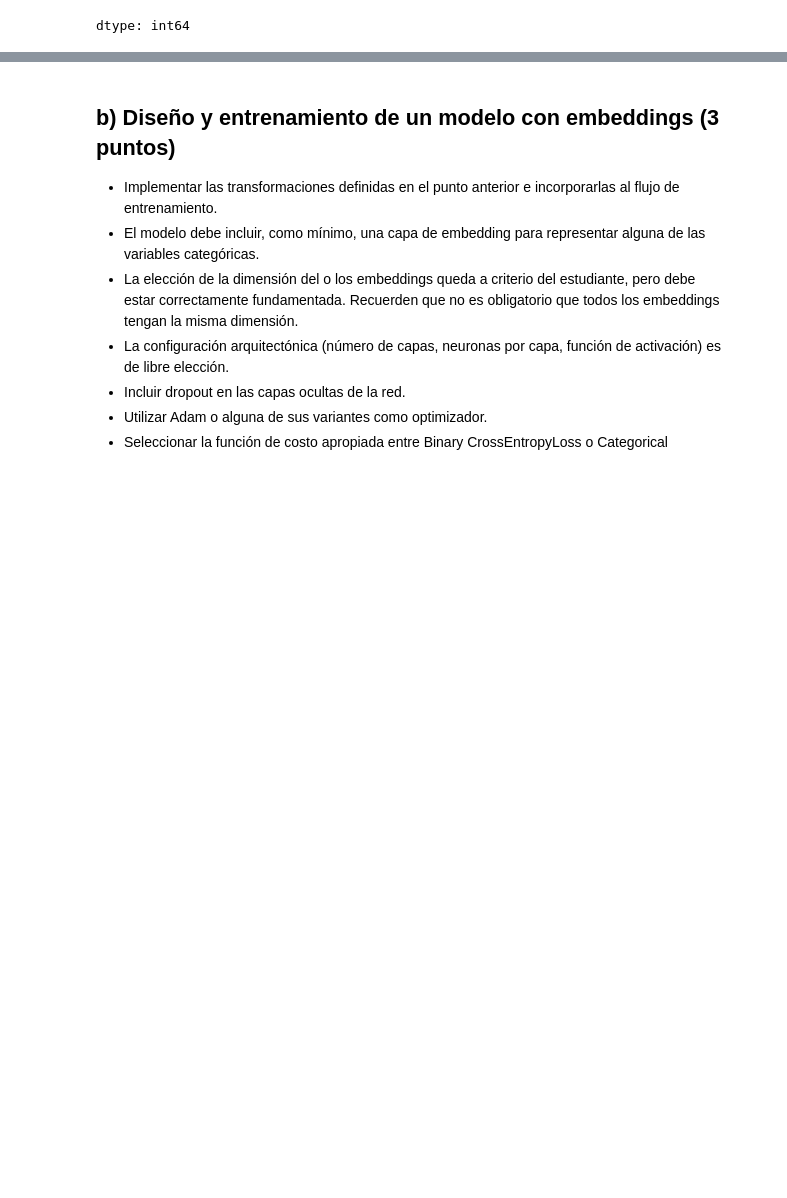
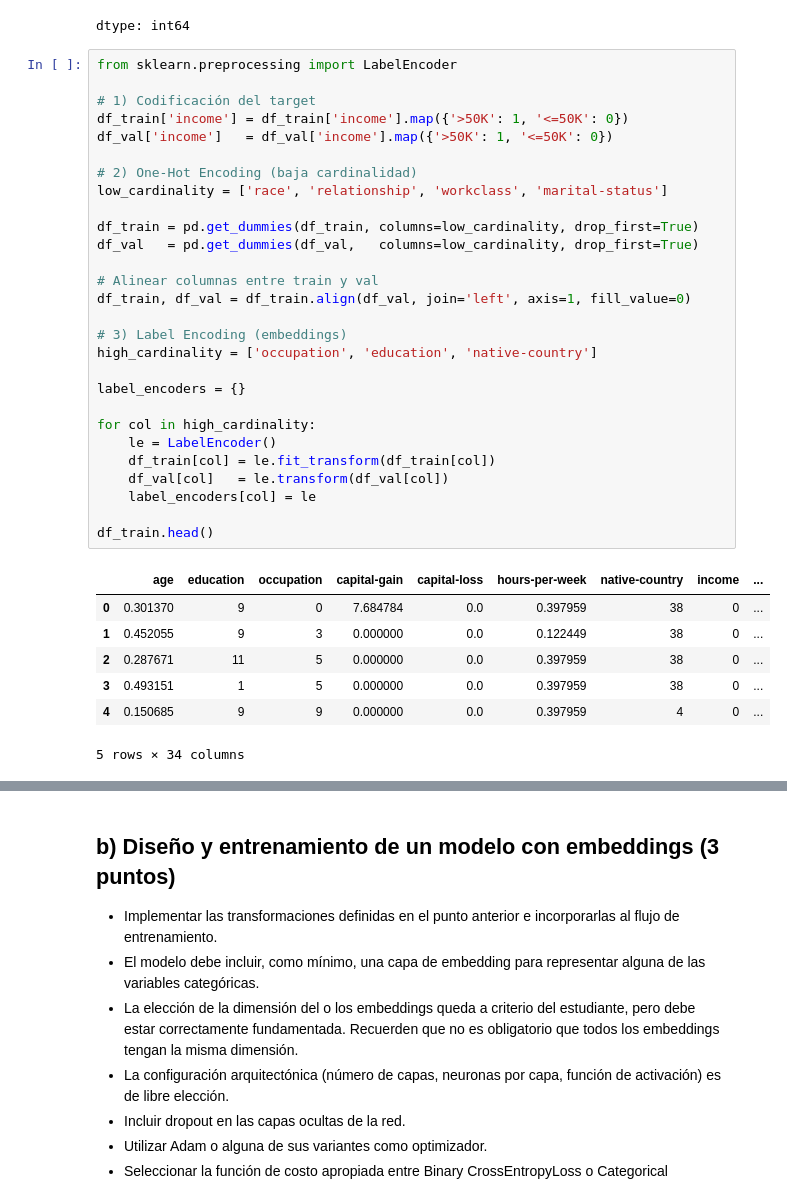
Before and after one commit to jbrazonath/TP_AP, a Jupyter notebook: BRAZON-JOSMAR-DL-TP2-Co22.ipynb, the cells around one changed output, grey strips where cells are left out. Saved outputs shown, nothing was run; the diff lists cells and outputs as text; blank space fills up the shorter version.

```diff
--- a/BRAZON-JOSMAR-DL-TP2-Co22.ipynb
+++ b/BRAZON-JOSMAR-DL-TP2-Co22.ipynb
@@ -351,3 +351,39 @@ unique_counts
 | education | 16 |
 | native-country | 41 |
 dtype: int64
+# %%
+from sklearn.preprocessing import LabelEncoder
+
+# 1) Codificación del target
+df_train['income'] = df_train['income'].map({'>50K': 1, '<=50K': 0})
+df_val['income']   = df_val['income'].map({'>50K': 1, '<=50K': 0})
+
+# 2) One-Hot Encoding (baja cardinalidad)
+low_cardinality = ['race', 'relationship', 'workclass', 'marital-status']
+
+df_train = pd.get_dummies(df_train, columns=low_cardinality, drop_first=True)
+df_val   = pd.get_dummies(df_val,   columns=low_cardinality, drop_first=True)
+
+# Alinear columnas entre train y val
+df_train, df_val = df_train.align(df_val, join='left', axis=1, fill_value=0)
+
+# 3) Label Encoding (embeddings)
+high_cardinality = ['occupation', 'education', 'native-country']
+
+label_encoders = {}
+
+for col in high_cardinality:
+    le = LabelEncoder()
+    df_train[col] = le.fit_transform(df_train[col])
+    df_val[col]   = le.transform(df_val[col])
+    label_encoders[col] = le
+
+df_train.head()
+# %% [output]
+|  | age | education | occupation | capital-gain | capital-loss | hours-per-week | native-country | income | ... |
+| 0 | 0.301370 | 9 | 0 | 7.684784 | 0.0 | 0.397959 | 38 | 0 | ... |
+| 1 | 0.452055 | 9 | 3 | 0.000000 | 0.0 | 0.122449 | 38 | 0 | ... |
+| 2 | 0.287671 | 11 | 5 | 0.000000 | 0.0 | 0.397959 | 38 | 0 | ... |
+| 3 | 0.493151 | 1 | 5 | 0.000000 | 0.0 | 0.397959 | 38 | 0 | ... |
+| 4 | 0.150685 | 9 | 9 | 0.000000 | 0.0 | 0.397959 | 4 | 0 | ... |
+5 rows × 34 columns
```
Also changed, not shown: parts of 10 cells of this notebook.
